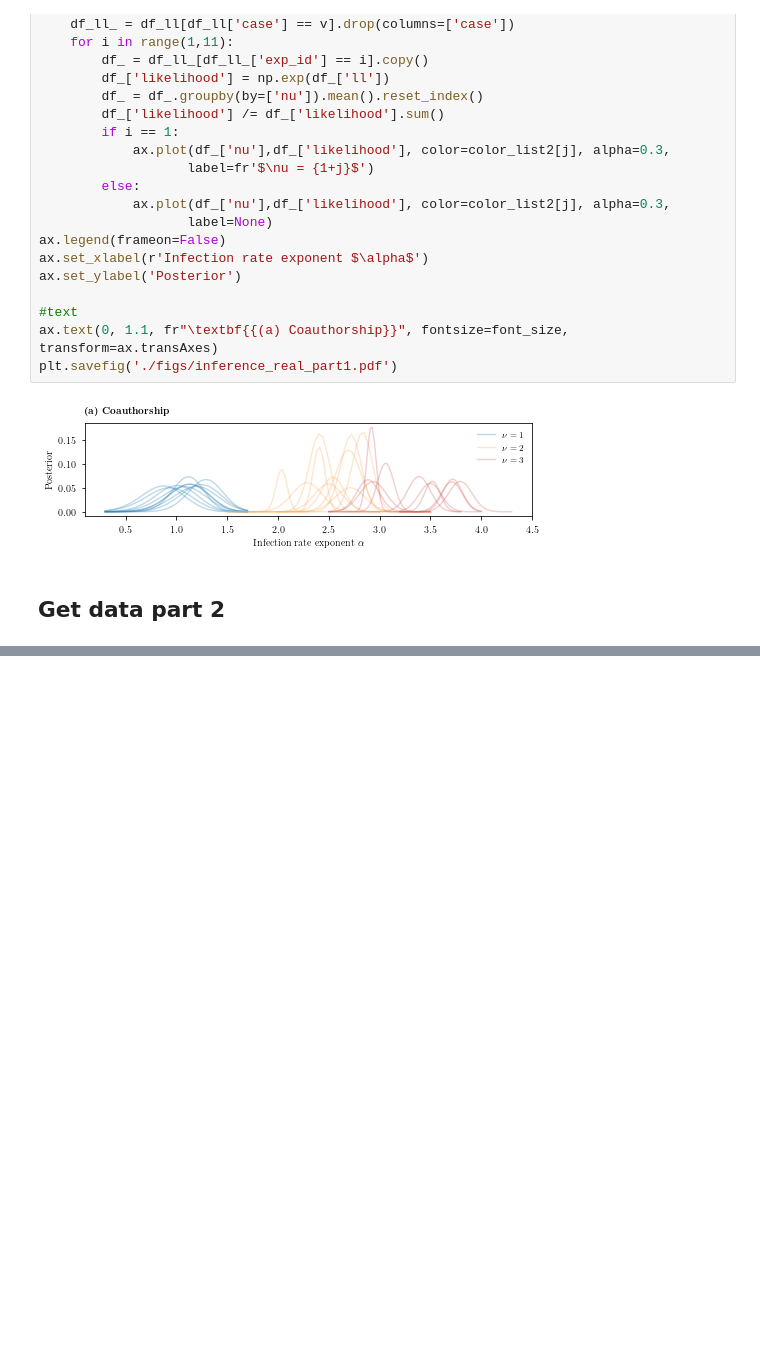
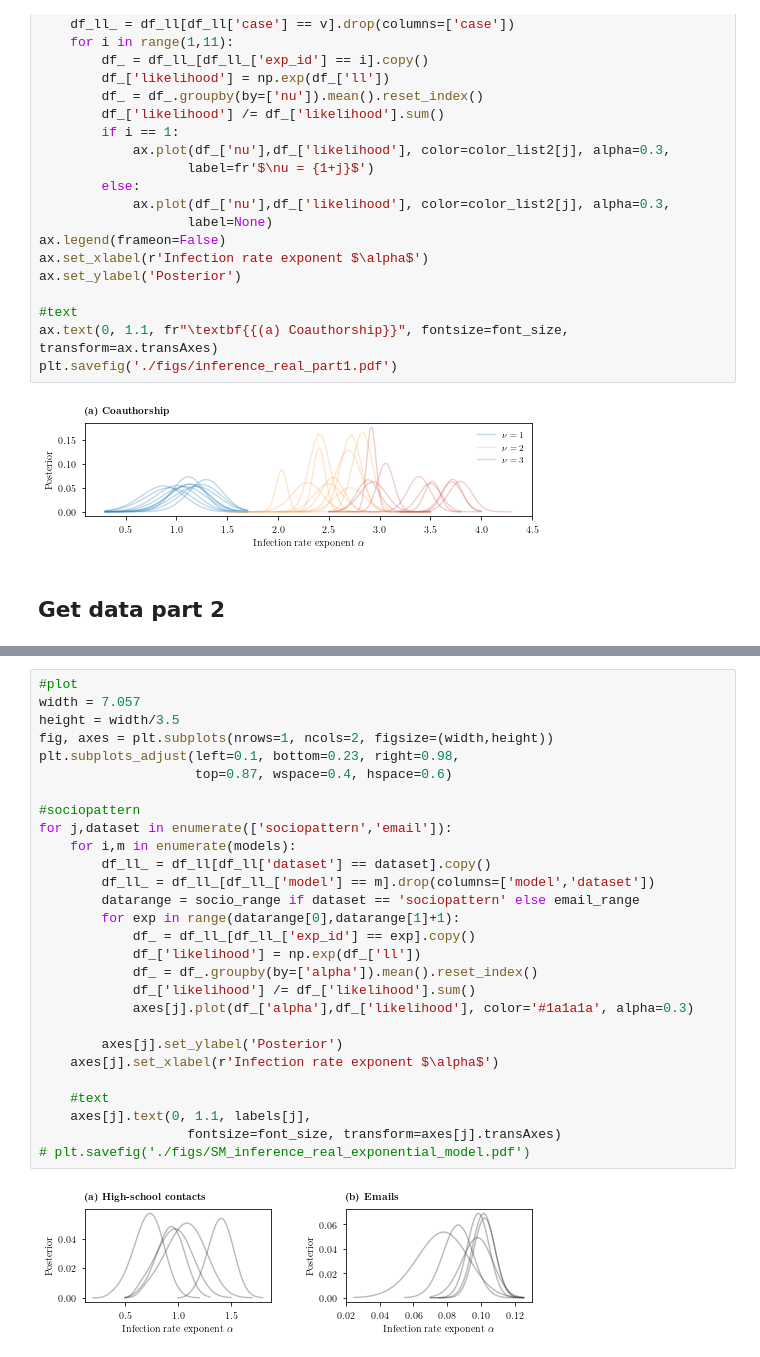
Before and after one commit to gstonge/heterogeneous-transmission, a Jupyter notebook: figure_inference_real_hypergraph.ipynb, the cells around one changed output, grey strips where cells are left out. Drawn from its saved outputs; the diff is of its cells as text; blank space fills up the shorter version.

```diff
--- a/figure_inference_real_hypergraph.ipynb
+++ b/figure_inference_real_hypergraph.ipynb
@@ -121,0 +146,30 @@ Maybe we should keep only the power-law nonlinear model in the main text for sim
+# %%
+#plot
+width = 7.057
+height = width/3.5
+fig, axes = plt.subplots(nrows=1, ncols=2, figsize=(width,height))
+plt.subplots_adjust(left=0.1, bottom=0.23, right=0.98,
+                    top=0.87, wspace=0.4, hspace=0.6)
+
+#sociopattern
+for j,dataset in enumerate(['sociopattern','email']):
+    for i,m in enumerate(models):
+        df_ll_ = df_ll[df_ll['dataset'] == dataset].copy()
+        df_ll_ = df_ll_[df_ll_['model'] == m].drop(columns=['model','dataset'])
+        datarange = socio_range if dataset == 'sociopattern' else email_range
+        for exp in range(datarange[0],datarange[1]+1):
+            df_ = df_ll_[df_ll_['exp_id'] == exp].copy()
+            df_['likelihood'] = np.exp(df_['ll'])
+            df_ = df_.groupby(by=['alpha']).mean().reset_index()
+            df_['likelihood'] /= df_['likelihood'].sum()
+            axes[j].plot(df_['alpha'],df_['likelihood'], color='#1a1a1a', alpha=0.3)
+
+        axes[j].set_ylabel('Posterior')
+    axes[j].set_xlabel(r'Infection rate exponent $\alpha$')
+
+    #text
+    axes[j].text(0, 1.1, labels[j],
+                   fontsize=font_size, transform=axes[j].transAxes)
+# plt.savefig('./figs/SM_inference_real_exponential_model.pdf')
+# %% [output]
+[figure, added]
```
Also changed, not shown: parts of 5 cells of this notebook, 5 other files.
